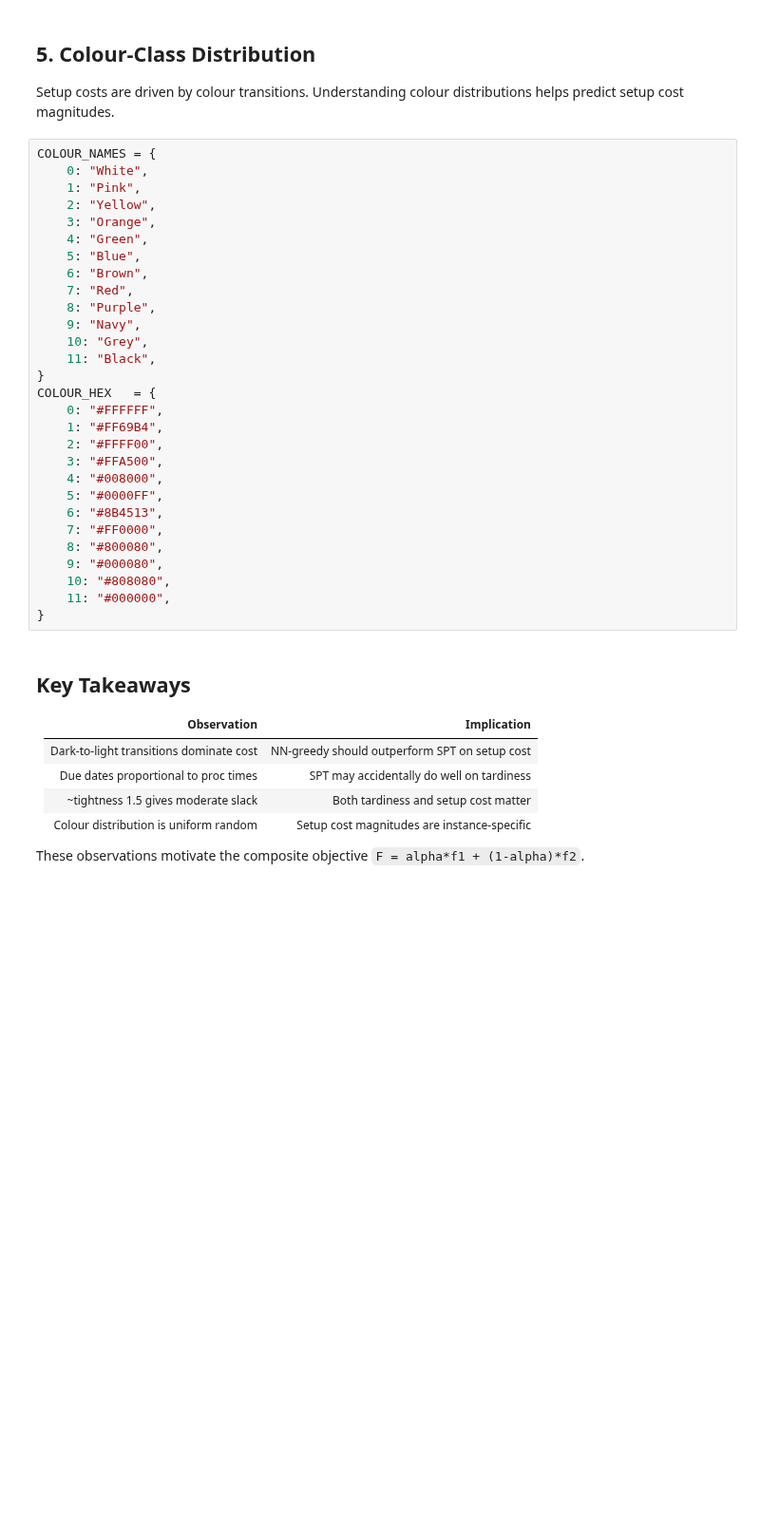
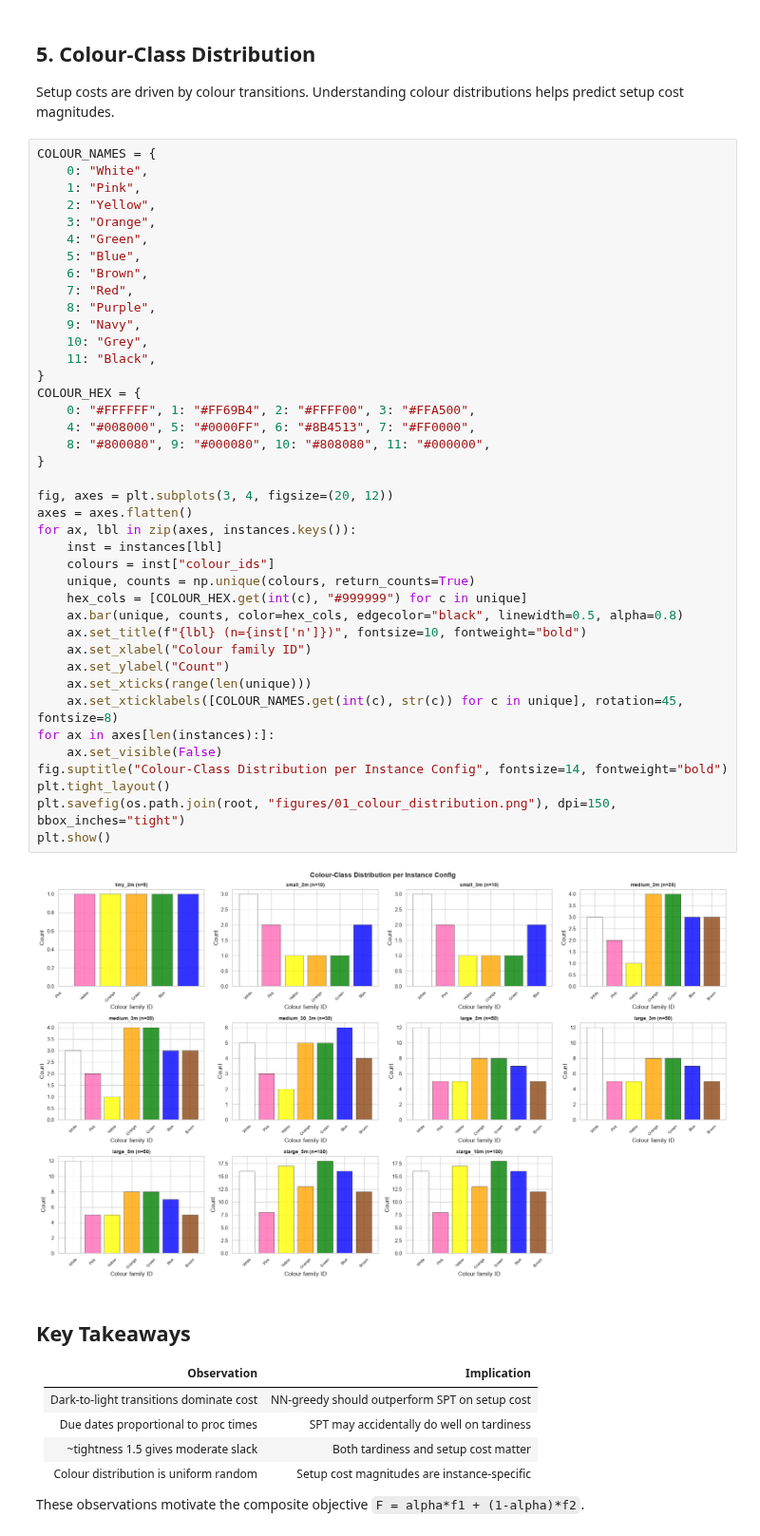
Before and after one commit to Gogula11/Dissertation, a Jupyter notebook: notebooks/01_exploration.ipynb, the cells around one changed output. Shown at 95% size. Drawn from its saved outputs; the diff is of its cells as text; blank space fills up the shorter version.

```diff
--- a/notebooks/01_exploration.ipynb
+++ b/notebooks/01_exploration.ipynb
@@ -198,35 +220,48 @@ plt.show()
 ## 5. Colour-Class Distribution
 
 Setup costs are driven by colour transitions. Understanding colour distributions helps predict setup cost magnitudes.
-# %%
-COLOUR_NAMES = {
-    0: "White",
-    1: "Pink",
-    2: "Yellow",
-    3: "Orange",
-    4: "Green",
-    5: "Blue",
-    6: "Brown",
-    7: "Red",
-    8: "Purple",
-    9: "Navy",
-    10: "Grey",
-    11: "Black",
-}
-COLOUR_HEX   = {
-    0: "#FFFFFF",
-    1: "#FF69B4",
-    2: "#FFFF00",
-    3: "#FFA500",
-    4: "#008000",
-    5: "#0000FF",
-    6: "#8B4513",
-    7: "#FF0000",
-    8: "#800080",
-    9: "#000080",
-    10: "#808080",
-    11: "#000000",
-}
+# %%
+COLOUR_NAMES = {
+    0: "White",
+    1: "Pink",
+    2: "Yellow",
+    3: "Orange",
+    4: "Green",
+    5: "Blue",
+    6: "Brown",
+    7: "Red",
+    8: "Purple",
+    9: "Navy",
+    10: "Grey",
+    11: "Black",
+}
+COLOUR_HEX = {
+    0: "#FFFFFF", 1: "#FF69B4", 2: "#FFFF00", 3: "#FFA500",
+    4: "#008000", 5: "#0000FF", 6: "#8B4513", 7: "#FF0000",
+    8: "#800080", 9: "#000080", 10: "#808080", 11: "#000000",
+}
+
+fig, axes = plt.subplots(3, 4, figsize=(20, 12))
+axes = axes.flatten()
+for ax, lbl in zip(axes, instances.keys()):
+    inst = instances[lbl]
+    colours = inst["colour_ids"]
+    unique, counts = np.unique(colours, return_counts=True)
+    hex_cols = [COLOUR_HEX.get(int(c), "#999999") for c in unique]
+    ax.bar(unique, counts, color=hex_cols, edgecolor="black", linewidth=0.5, alpha=0.8)
+    ax.set_title(f"{lbl} (n={inst['n']})", fontsize=10, fontweight="bold")
+    ax.set_xlabel("Colour family ID")
+    ax.set_ylabel("Count")
+    ax.set_xticks(range(len(unique)))
+    ax.set_xticklabels([COLOUR_NAMES.get(int(c), str(c)) for c in unique], rotation=45, fontsize=8)
+for ax in axes[len(instances):]:
+    ax.set_visible(False)
+fig.suptitle("Colour-Class Distribution per Instance Config", fontsize=14, fontweight="bold")
+plt.tight_layout()
+plt.savefig(os.path.join(root, "figures/01_colour_distribution.png"), dpi=150, bbox_inches="tight")
+plt.show()
+# %% [output]
+[figure, added]
 # %% [markdown]
 ## Key Takeaways
 
```
Also changed, not shown: parts of 5 cells of this notebook, 28 other files.
